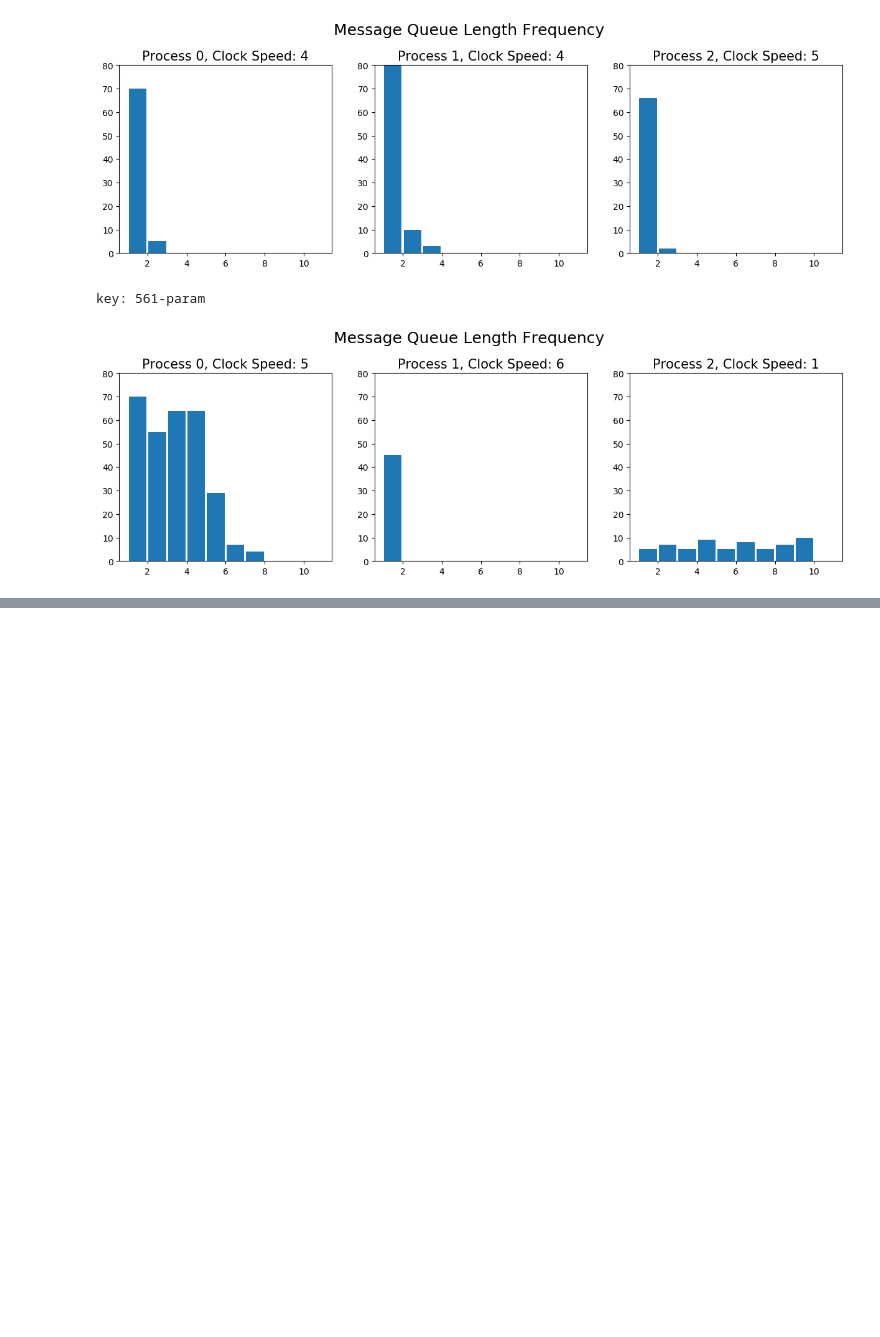
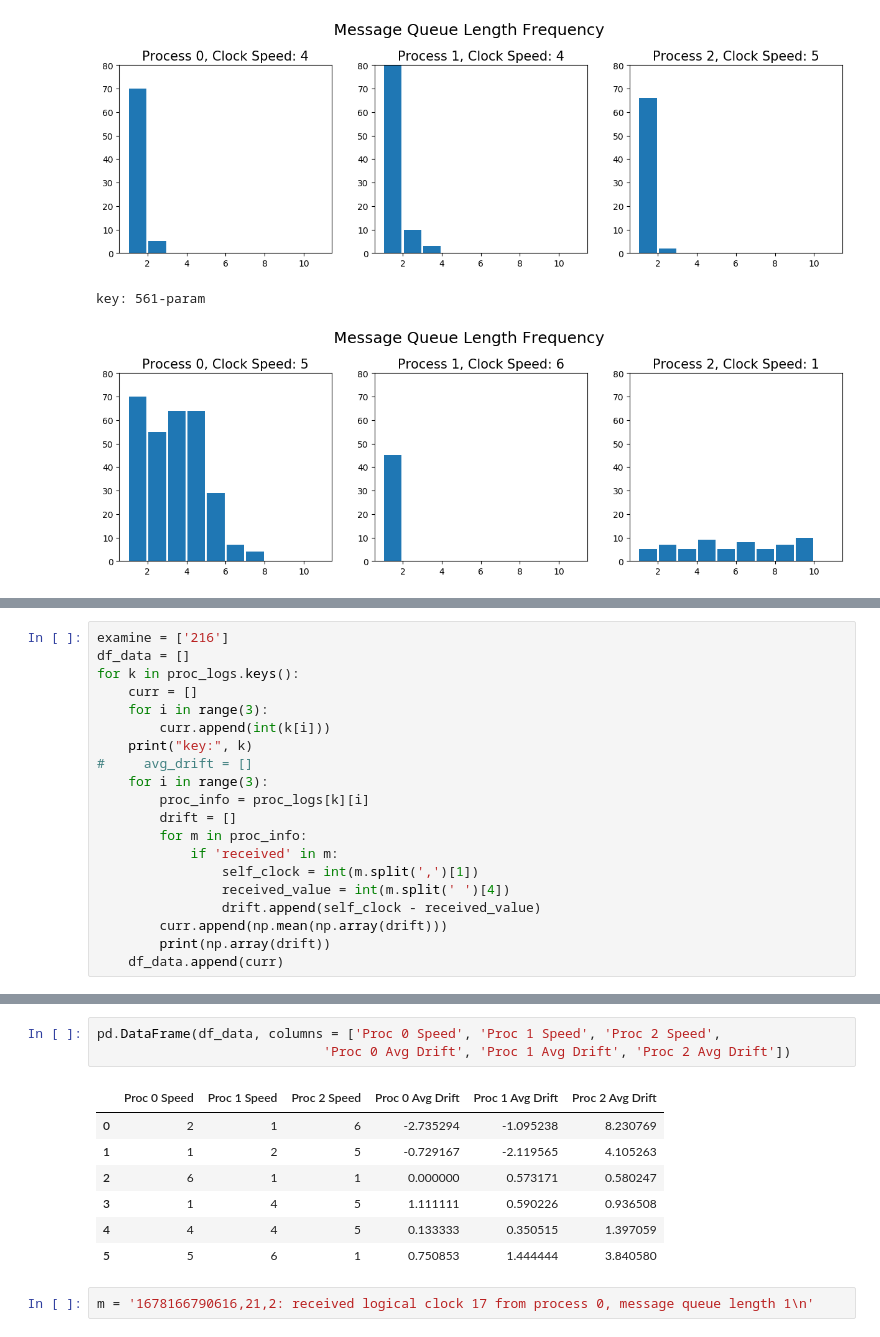
Before and after one commit to darkwood101/logical-clocks, a Jupyter notebook: analysis/log-analysis.ipynb, the cells around one changed output, grey strips where cells are left out. Drawn from its saved outputs; the diff is of its cells as text; blank space fills up the shorter version.

```diff
--- a/analysis/log-analysis.ipynb
+++ b/analysis/log-analysis.ipynb
@@ -143,0 +142,20 @@ proc_info[0]
+# %%
+examine = ['216']
+df_data = []
+for k in proc_logs.keys():
+    curr = []
+    for i in range(3):
+        curr.append(int(k[i]))
+    print("key:", k)
+#     avg_drift = []
+    for i in range(3):
+        proc_info = proc_logs[k][i]
+        drift = []
+        for m in proc_info:
+            if 'received' in m:
+                self_clock = int(m.split(',')[1])
+                received_value = int(m.split(' ')[4])
+                drift.append(self_clock - received_value)
+        curr.append(np.mean(np.array(drift)))
+        print(np.array(drift))
+    df_data.append(curr)
@@ -143,0 +180,13 @@ proc_info[0]
+# %%
+pd.DataFrame(df_data, columns = ['Proc 0 Speed', 'Proc 1 Speed', 'Proc 2 Speed',
+                             'Proc 0 Avg Drift', 'Proc 1 Avg Drift', 'Proc 2 Avg Drift'])
+# %% [output]
+|  | Proc 0 Speed | Proc 1 Speed | Proc 2 Speed | Proc 0 Avg Drift | Proc 1 Avg Drift | Proc 2 Avg Drift |
+| 0 | 2 | 1 | 6 | -2.735294 | -1.095238 | 8.230769 |
+| 1 | 1 | 2 | 5 | -0.729167 | -2.119565 | 4.105263 |
+| 2 | 6 | 1 | 1 | 0.000000 | 0.573171 | 0.580247 |
+| 3 | 1 | 4 | 5 | 1.111111 | 0.590226 | 0.936508 |
+| 4 | 4 | 4 | 5 | 0.133333 | 0.350515 | 1.397059 |
+| 5 | 5 | 6 | 1 | 0.750853 | 1.444444 | 3.840580 |
+# %%
+m = '1678166790616,21,2: received logical clock 17 from process 0, message queue length 1\n'
```
Also changed, not shown: parts of 16 cells of this notebook.
